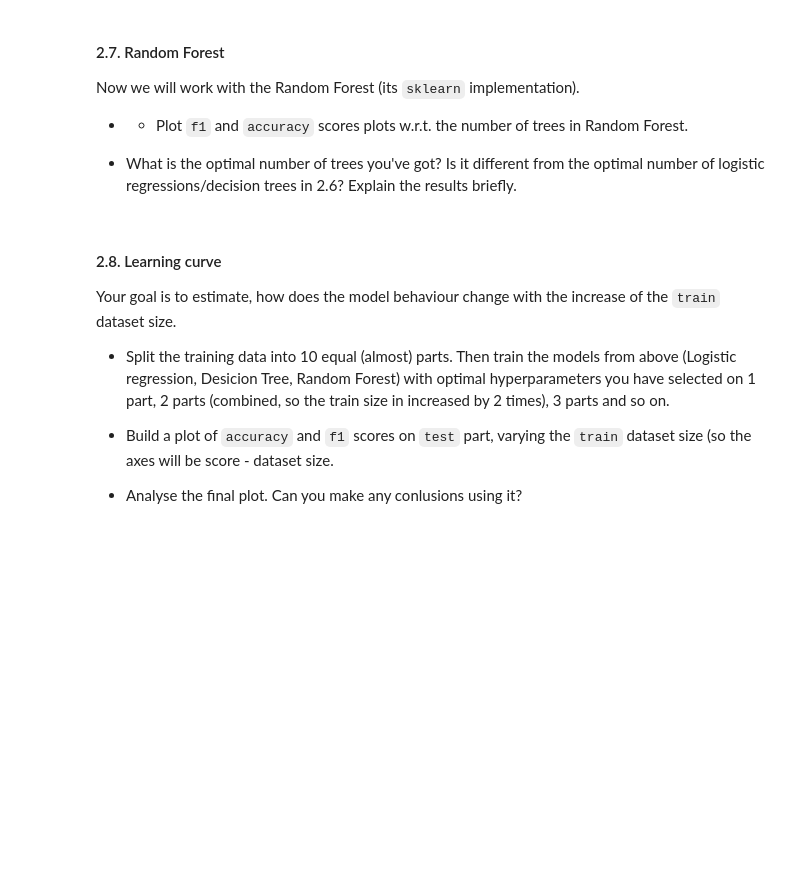
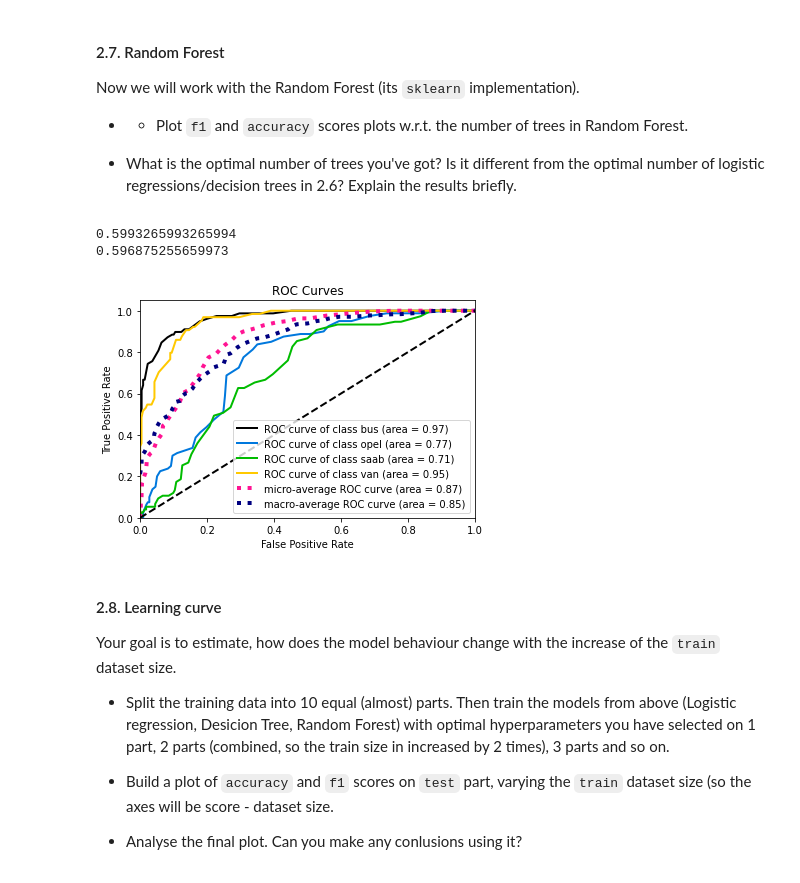
Before and after one commit to GreenSeed/ml-mipt, a Jupyter notebook: homeworks_basic/Lab1_ML_pipeline_and_SVM/Lab1_part2_ml_pipeline.ipynb, the cells around one changed output. Saved outputs shown, nothing was run; the diff lists cells and outputs as text; code cells hidden in the pictures; blank space fills up the shorter version.

```diff
--- a/homeworks_basic/Lab1_ML_pipeline_and_SVM/Lab1_part2_ml_pipeline.ipynb
+++ b/homeworks_basic/Lab1_ML_pipeline_and_SVM/Lab1_part2_ml_pipeline.ipynb
@@ -265,16 +263,16 @@ from sklearn.linear_model import LogisticRegression
 regressor = BaggingRegressor(LogisticRegression(multi_class='multinomial',solver='saga',tol=1e-3,max_iter=500),n_estimators=5)
 regressor.fit(X_train_pca_,y_train)
 
-y_predict = regressor.predict(X_test_pca_)
-y_predict_proba = regressor.predict_proba(X_test_pca_)
-
-from sklearn.metrics import accuracy_score,f1_score
-accuracy = accuracy_score(y_test,y_predict)
-print(accuracy)
-f1_score = f1_score(y_test,y_predict,average="weighted")
-print(f1_score)
-from scikitplot.metrics import plot_roc_curve
-roc_ = plot_roc_curve(y_test,y_predict_proba)
+# y_predict = regressor.predict(X_test_pca_)
+# y_predict_proba = regressor.predict_proba(X_test_pca_)
+#
+# from sklearn.metrics import accuracy_score,f1_score
+# accuracy = accuracy_score(y_test,y_predict)
+# print(accuracy)
+# f1_score = f1_score(y_test,y_predict,average="weighted")
+# print(f1_score)
+# from scikitplot.metrics import plot_roc_curve
+# roc_ = plot_roc_curve(y_test,y_predict_proba)
 
 # YOUR CODE HERE
 # %% [output]
@@ -285,14 +286,14 @@ from sklearn.tree import DecisionTreeClassifier
 regressor = BaggingRegressor(DecisionTreeClassifier(max_depth=25),n_estimators=5)
 regressor.fit(X_train_pca_,y_train)
 
-y_predict = regressor.predict(X_test_pca_)
-y_predict_proba = regressor.predict_proba(X_test_pca_)
-
-from sklearn.metrics import accuracy_score,f1_score
-accuracy = accuracy_score(y_test,y_predict)
-print(accuracy)
-f1_score = f1_score(y_test,y_predict,average="weighted")
-print(f1_score)
-from scikitplot.metrics import plot_roc_curve
-roc_ = plot_roc_curve(y_test,y_predict_proba)
+# y_predict = regressor.predict(X_test_pca_)
+# y_predict_proba = regressor.predict_proba(X_test_pca_)
+#
+# from sklearn.metrics import accuracy_score,f1_score
+# accuracy = accuracy_score(y_test,y_predict)
+# print(accuracy)
+# f1_score = f1_score(y_test,y_predict,average="weighted")
+# print(f1_score)
+# from scikitplot.metrics import plot_roc_curve
+# roc_ = plot_roc_curve(y_test,y_predict_proba)
 # %% [output]
@@ -307,25 +309,29 @@ Now we will work with the Random Forest (its `sklearn` implementation).
 # %%
 from sklearn.ensemble import RandomForestClassifier
 from sklearn.model_selection import GridSearchCV
 
 parameters = {'n_estimators':range(50,100)}
 
 cv = GridSearchCV(RandomForestClassifier(), parameters)
 cv.fit(X_train_pca_, y=y_train)
 forest_model = cv.best_estimator_
-print(cv.best_params_)
+best_n_estimators = cv.best_params_['n_estimators']
 
 y_predict = forest_model.predict(X_test_pca_)
 y_predict_proba = forest_model.predict_proba(X_test_pca_)
 
 from sklearn.metrics import accuracy_score,f1_score
 accuracy = accuracy_score(y_test,y_predict)
 print(accuracy)
 f1_score = f1_score(y_test,y_predict,average="weighted")
 print(f1_score)
 from scikitplot.metrics import plot_roc_curve
 roc_ = plot_roc_curve(y_test,y_predict_proba)
 # YOUR CODE HERE
+# %% [output]
+0.5993265993265994
+0.596875255659973
+[figure, added]
 # %% [markdown]
 #### 2.8. Learning curve
 Your goal is to estimate, how does the model behaviour change with the increase of the `train` dataset size.
```
Also changed, not shown: parts of 9 cells of this notebook, 1 other file.
